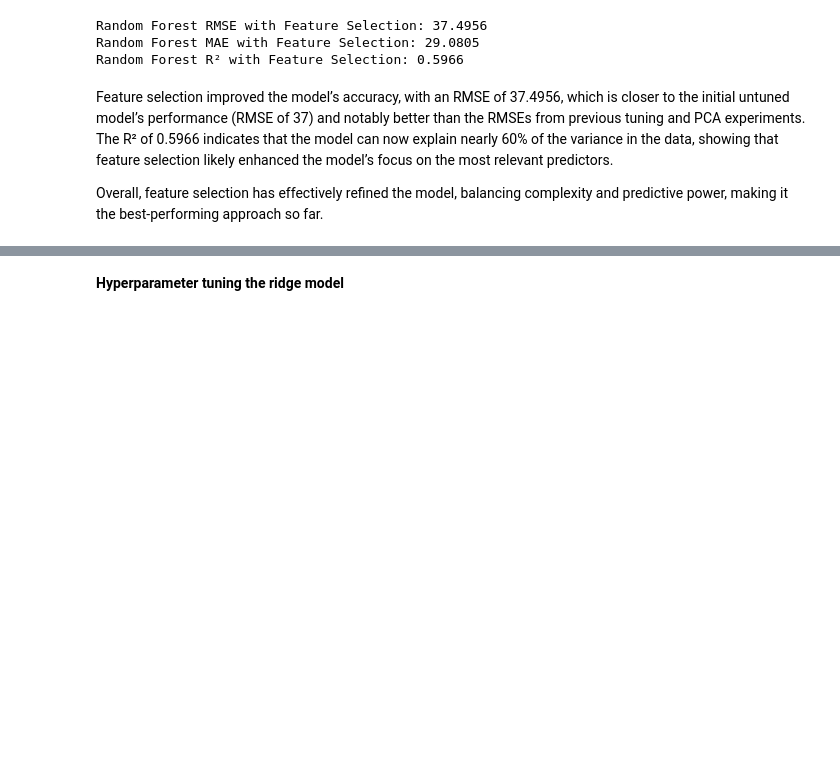
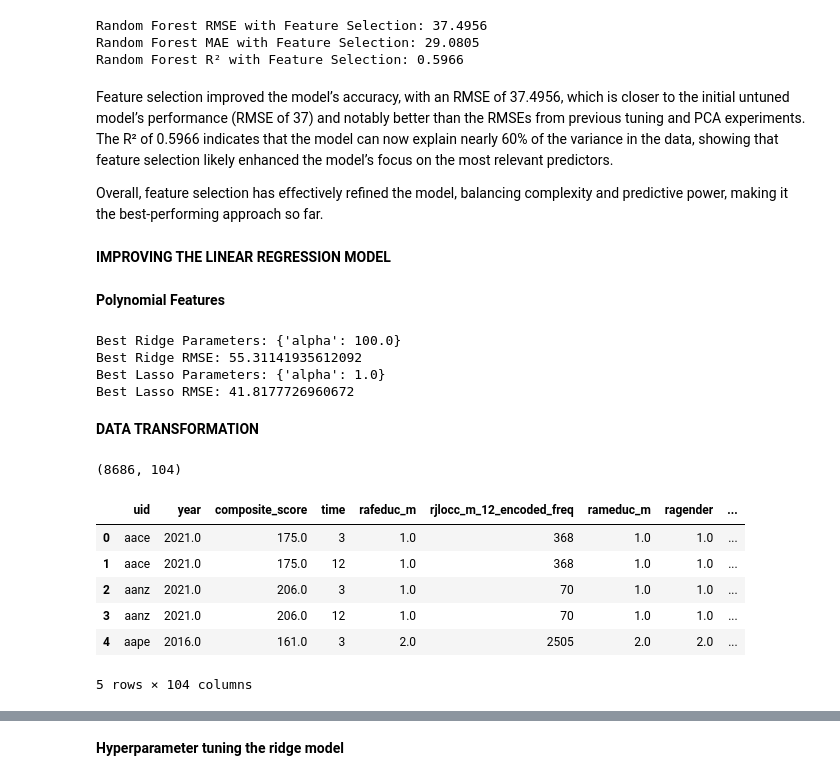
Before and after one commit to geomwangi007/Early-Detection-of-Alzheimer-s-Disease-and-Related-Dementias-Using-Social-Determinants-of-Health, a Jupyter notebook: Main_V3.ipynb, the cells around one changed output, grey strips where cells are left out. Drawn from its saved outputs; the diff is of its cells as text; code cells hidden in the pictures; blank space fills up the shorter version.

```diff
--- a/Main_V3.ipynb
+++ b/Main_V3.ipynb
@@ -1907,3 +1787,39 @@ Random Forest R² with Feature Selection: 0.5966
 Feature selection improved the model’s accuracy, with an RMSE of 37.4956, which is closer to the initial untuned model’s performance (RMSE of 37) and notably better than the RMSEs from previous tuning and PCA experiments. The R² of 0.5966 indicates that the model can now explain nearly 60% of the variance in the data, showing that feature selection likely enhanced the model’s focus on the most relevant predictors.
 
 Overall, feature selection has effectively refined the model, balancing complexity and predictive power, making it the best-performing approach so far.
+# %% [markdown]
+**IMPROVING THE LINEAR REGRESSION MODEL**
+# %% [markdown]
+**Polynomial Features**
+# %%
+from sklearn.linear_model import LinearRegression, Ridge, Lasso
+from sklearn.preprocessing import PolynomialFeatures, StandardScaler
+
+# Polynomial Features
+poly = PolynomialFeatures(degree=2, include_bias=False)
+X_train_poly = poly.fit_transform(X_train)
+X_test_poly = poly.transform(X_test)
+
+#Ridge regression with grid search
+ridge = Ridge()
+ridge_params = {'alpha': [0.1, 1.0, 10.0, 100.0]}
+ridge_grid = GridSearchCV(ridge, ridge_params, scoring='neg_mean_squared_error', cv=5)
+ridge_grid.fit(X_train_poly, y_train)
+
+# Lasso Regression with Grid Search
+lasso = Lasso()
+lasso_params = {'alpha': [0.01, 0.1, 1.0, 10.0]}
+lasso_grid = GridSearchCV(lasso, lasso_params, scoring='neg_mean_squared_error', cv=5)
+lasso_grid.fit(X_train_poly, y_train)
+
+print("Best Ridge Parameters:", ridge_grid.best_params_)
+print("Best Ridge RMSE:", np.sqrt(-ridge_grid.best_score_))
+print("Best Lasso Parameters:", lasso_grid.best_params_)
+print("Best Lasso RMSE:", np.sqrt(-lasso_grid.best_score_))
+# %% [output]
+Best Ridge Parameters: {'alpha': 100.0}
+Best Ridge RMSE: 55.31141935612092
+Best Lasso Parameters: {'alpha': 1.0}
+Best Lasso RMSE: 41.8177726960672
+# %% [markdown]
+**DATA TRANSFORMATION**
@@ -1909,0 +1846,17 @@ Overall, feature selection has effectively refined the model, balancing complexi
+# %%
+# Defining the identifier variables
+id_vars = ['uid','ragender', 'rameduc_m', 'rafeduc_m', 'year', 'composite_score']
+
+# Reshaping the data
+data_long = reshape_long_format(modelling_df, id_vars)
+print(data_long.shape)
+data_long.head()
+# %% [output]
+(8686, 104)
+|  | uid | year | composite_score | time | rafeduc_m | rjlocc_m_12_encoded_freq | rameduc_m | ragender | ... |
+| 0 | aace | 2021.0 | 175.0 | 3 | 1.0 | 368 | 1.0 | 1.0 | ... |
+| 1 | aace | 2021.0 | 175.0 | 12 | 1.0 | 368 | 1.0 | 1.0 | ... |
+| 2 | aanz | 2021.0 | 206.0 | 3 | 1.0 | 70 | 1.0 | 1.0 | ... |
+| 3 | aanz | 2021.0 | 206.0 | 12 | 1.0 | 70 | 1.0 | 1.0 | ... |
+| 4 | aape | 2016.0 | 161.0 | 3 | 2.0 | 2505 | 2.0 | 2.0 | ... |
+5 rows × 104 columns
```
Also changed, not shown: parts of 42 cells of this notebook, 3 other files.
